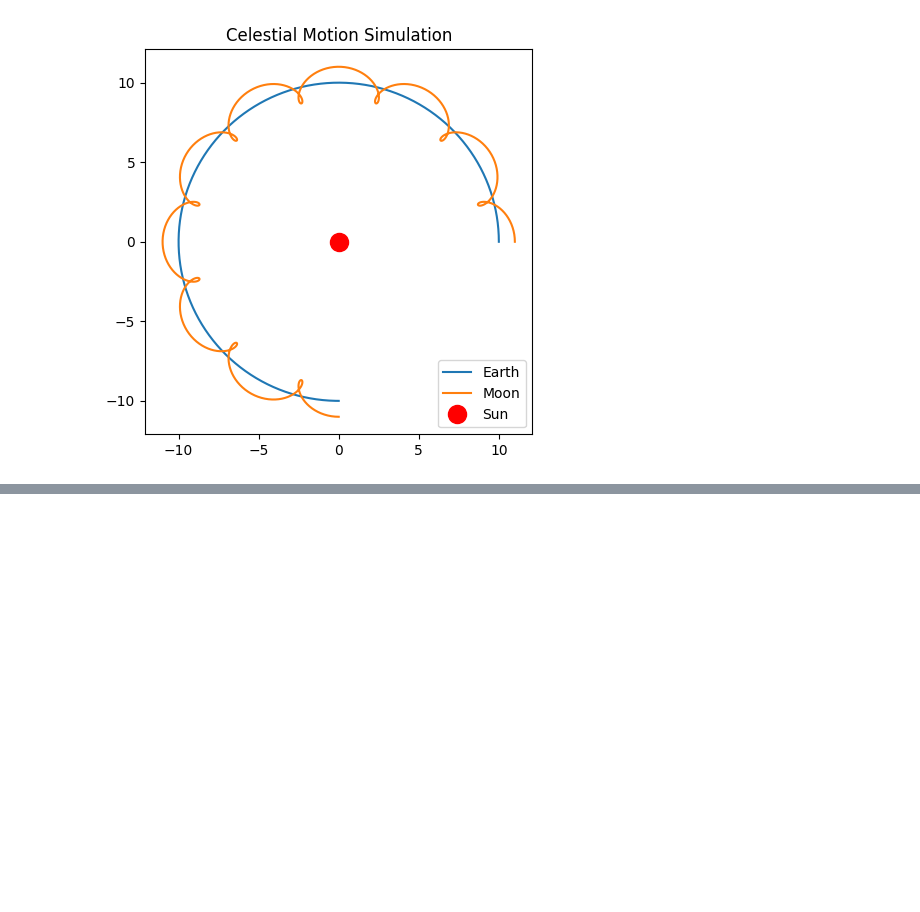
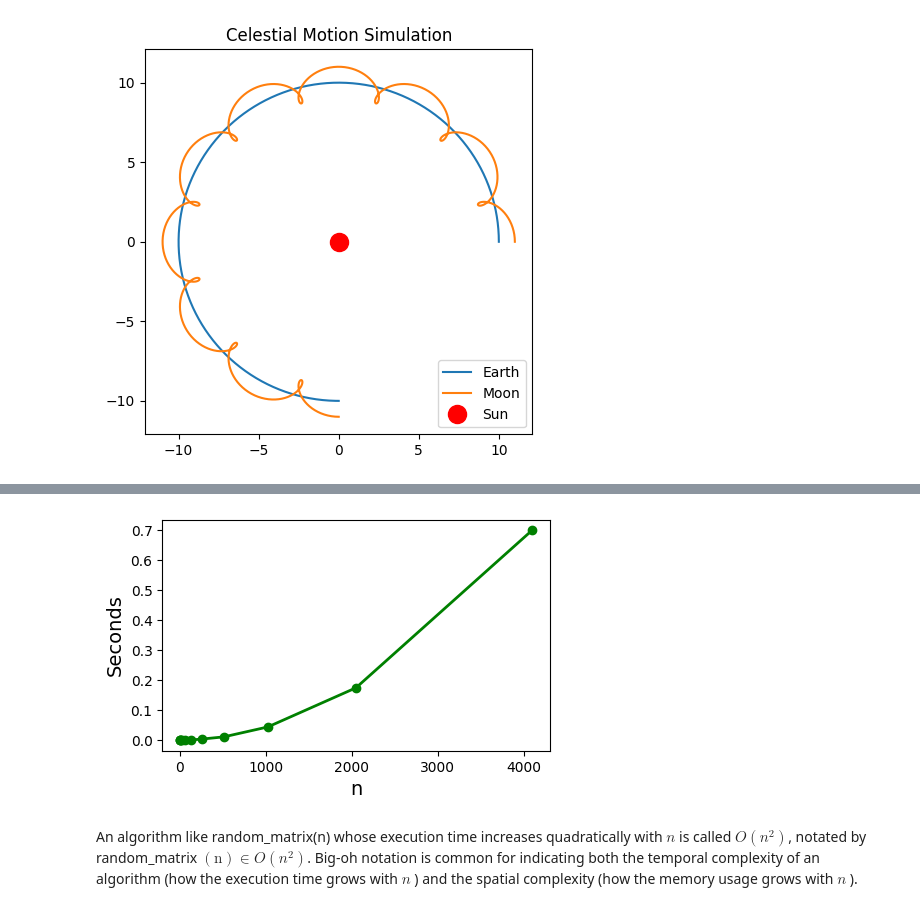
Before and after one commit to oceanumeric/Applied-Mathematics, a Jupyter notebook: Linear-Transformations.ipynb, the cells around one changed output, grey strips where cells are left out. Saved outputs shown, nothing was run; the diff lists cells and outputs as text; code cells hidden in the pictures; blank space fills up the shorter version.

```diff
--- a/Linear-Transformations.ipynb
+++ b/Linear-Transformations.ipynb
@@ -249,0 +268,25 @@ ax.legend();
+# %%
+from random import random
+def random_vector(n):
+    """Generate a random vector of length n as a list."""
+    return [random() for i in range(n)]
+
+def random_matrix(n):
+    """Generate a random nxn matrix as a list of lists."""
+    return [[random() for j in range(n)] for i in range(n)]
+# %%
+domain = 2**np.arange(1,13)
+times = []
+for n in domain:
+    start = time.time()
+    random_matrix(n)
+    times.append(time.time()-start)
+
+fig, ax = plt.subplots(1, 1, figsize=(5, 3))
+ax.plot(domain, times, 'g.-', lw=2, ms=12)
+ax.set_xlabel("n", fontsize=14)
+ax.set_ylabel("Seconds", fontsize=14);
+# %% [output]
+[figure, added]
+# %% [markdown]
+An algorithm like random_matrix(n) whose execution time increases quadratically with $n$ is called $O\left(n^2\right)$, notated by random_matrix $(\mathrm{n}) \in O\left(n^2\right)$. Big-oh notation is common for indicating both the temporal complexity of an algorithm (how the execution time grows with $n$ ) and the spatial complexity (how the memory usage grows with $n$ ).
```
Also changed, not shown: parts of 4 cells of this notebook.
